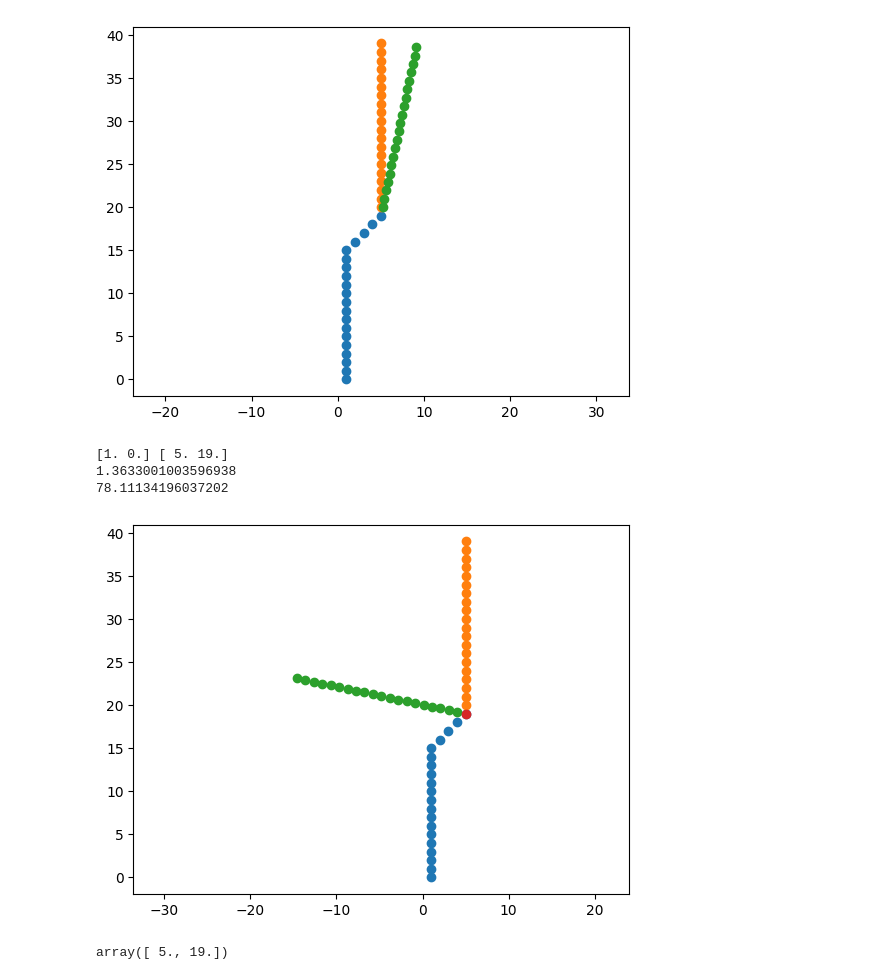
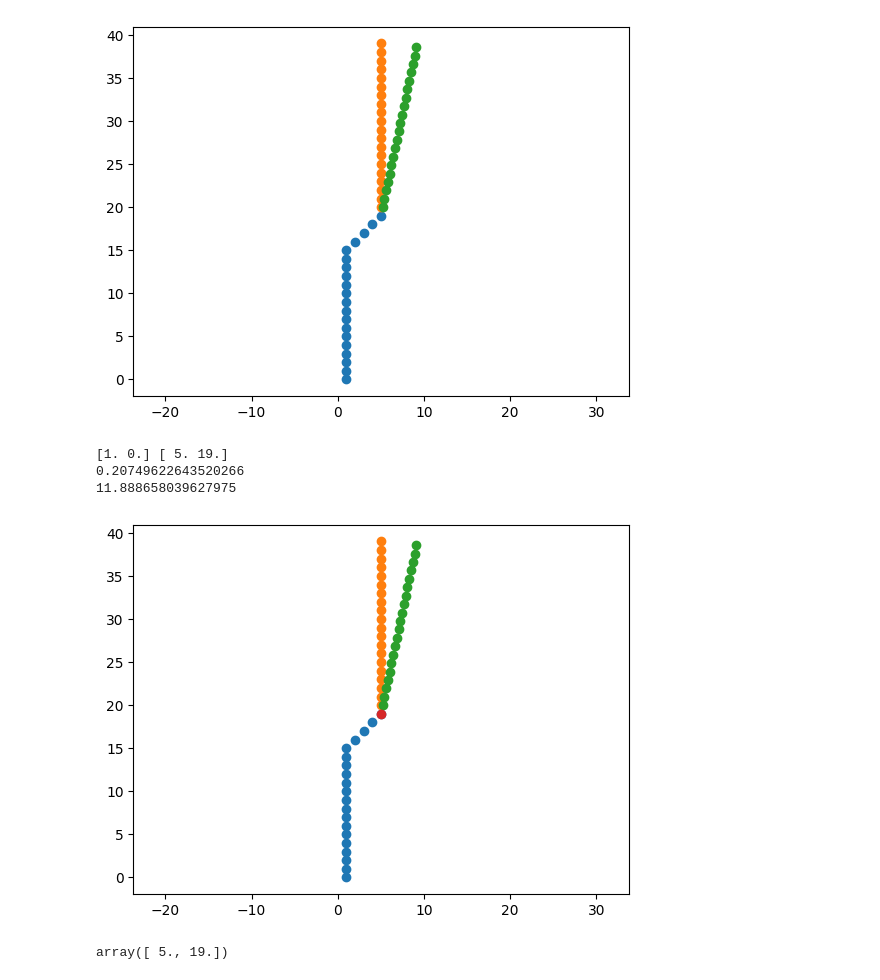
Before and after one commit to Andrudewt/perspective, a Jupyter notebook: proc_1.ipynb, the cells around one changed output. Drawn from its saved outputs; the diff is of its cells as text; code cells hidden in the pictures.

```diff
--- a/proc_1.ipynb
+++ b/proc_1.ipynb
@@ -250,38 +250,38 @@ plt.axis('equal');
 
 a1 = np.array([np.ones(20), np.arange(20)])
 a1[0, 15:] += np.arange(5)
 
 
 a2 = np.array([np.ones(20), np.arange(20, 40)])
 a2[0, :] += 4
 
 p1 = a1.T[0]
 p2 = a1.T[-1]
 print(p1, p2)
 
 dx = p2[0] - p1[0]
 dy = p2[1] - p1[1]
 
 
 # input: y-coordinates, x-coordinates
-angle = np.arctan2(dy, dx)
+angle = np.arctan2(dx, dy)
 print(angle)
 angle_deg = np.degrees(angle)
 print(angle_deg)
 
-a3 = rotate(a2.T, angle, p2)
+a3 = rotate(a2.T, -angle, p2)
 
 
 plt.scatter(a1[0, :], a1[1, :])
 plt.scatter(a2[0, :], a2[1, :])
 plt.scatter(a3.T[0, :], a3.T[1, :])
 plt.scatter(p2[0], p2[1])
 plt.axis('equal');
 # %% [output]
 [1. 0.] [ 5. 19.]
-1.3633001003596938
-78.11134196037202
+0.20749622643520266
+11.888658039627975
-[figure, old version]
+[figure, new version]
 # %%
 p2
 # %% [output]
```
